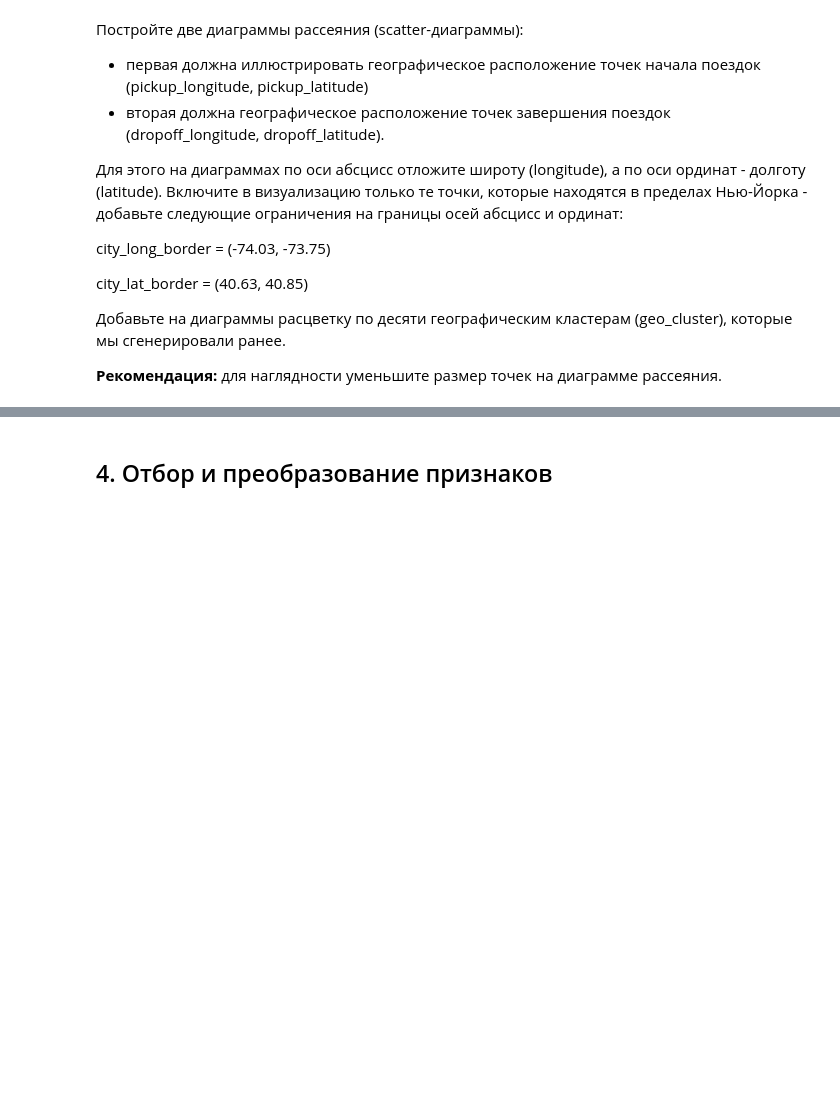
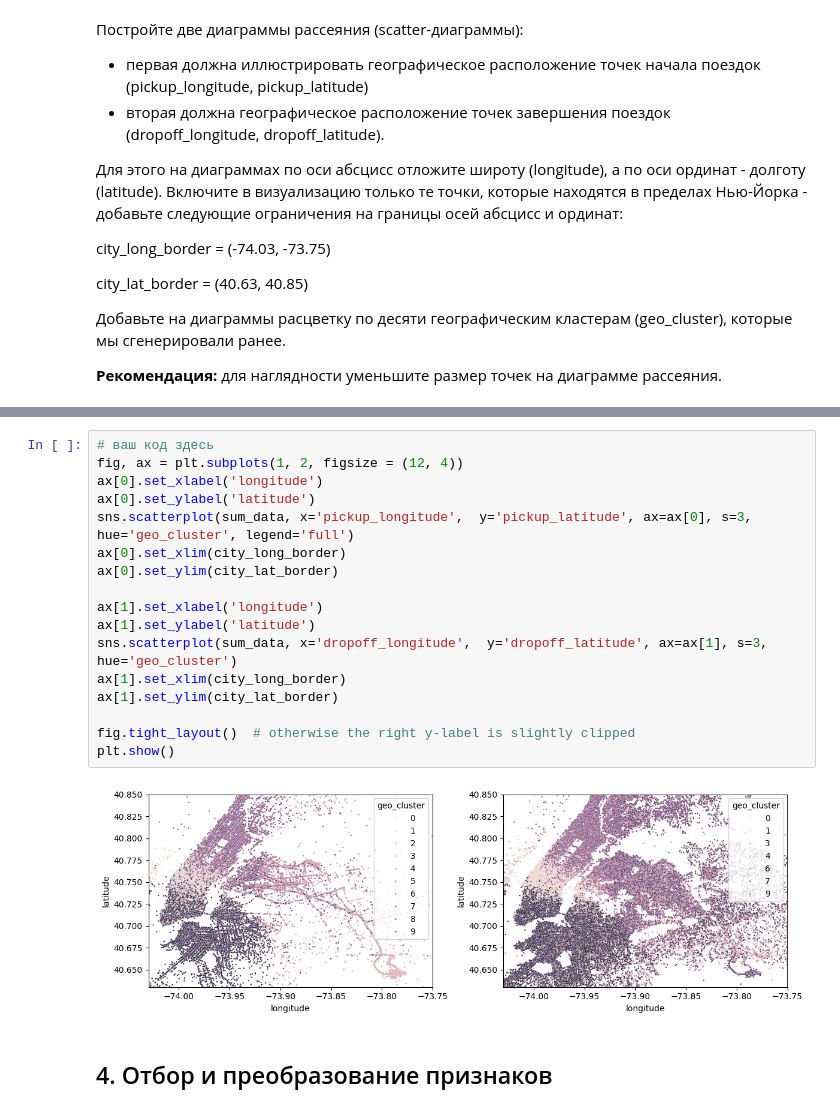
Before and after one commit to Lepnik/data_science_lnv, a Jupyter notebook: MATH+ML/Project_5/Project-5._Ноутбук-шаблон.ipynb, the cells around one changed output, grey strips where cells are left out. Cells and saved outputs as stored; diff of their text form; blank space fills up the shorter version.

```diff
--- a/MATH+ML/Project_5/Project-5._Ноутбук-шаблон.ipynb
+++ b/MATH+ML/Project_5/Project-5._Ноутбук-шаблон.ipynb
@@ -560,3 +575,22 @@ city_lat_border = (40.63, 40.85)
+# %%
+# ваш код здесь
+fig, ax = plt.subplots(1, 2, figsize = (12, 4))
+ax[0].set_xlabel('longitude')
+ax[0].set_ylabel('latitude')
+sns.scatterplot(sum_data, x='pickup_longitude',  y='pickup_latitude', ax=ax[0], s=3, hue='geo_cluster', legend='full')
+ax[0].set_xlim(city_long_border)
+ax[0].set_ylim(city_lat_border)
+
+ax[1].set_xlabel('longitude')
+ax[1].set_ylabel('latitude')
+sns.scatterplot(sum_data, x='dropoff_longitude',  y='dropoff_latitude', ax=ax[1], s=3, hue='geo_cluster')
+ax[1].set_xlim(city_long_border)
+ax[1].set_ylim(city_lat_border)
+
+fig.tight_layout()  # otherwise the right y-label is slightly clipped
+plt.show()
+# %% [output]
+[figure, added]
 # %% [markdown]
 ## 4. Отбор и преобразование признаков
 # %% [markdown]
```
Also changed, not shown: parts of 38 cells of this notebook.
